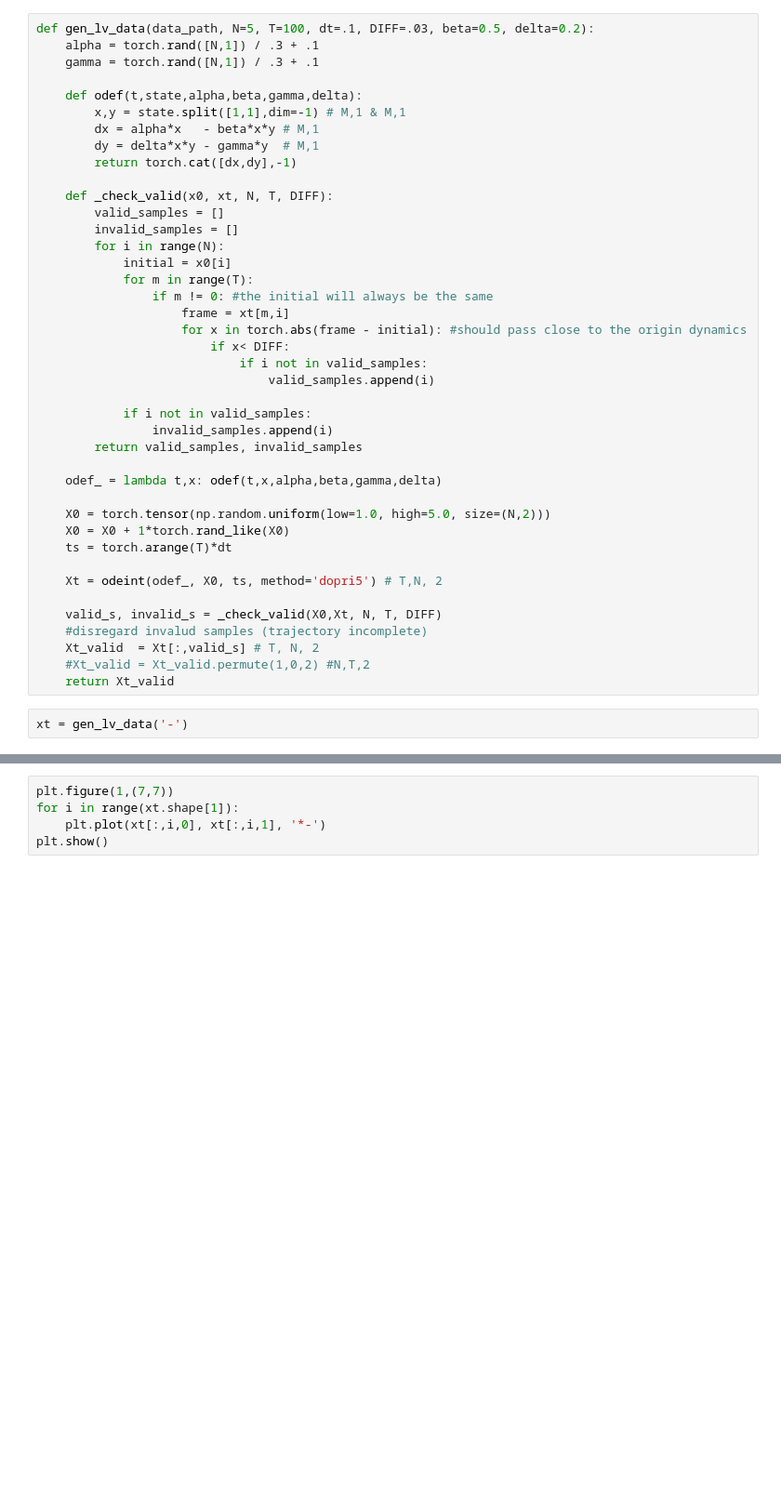
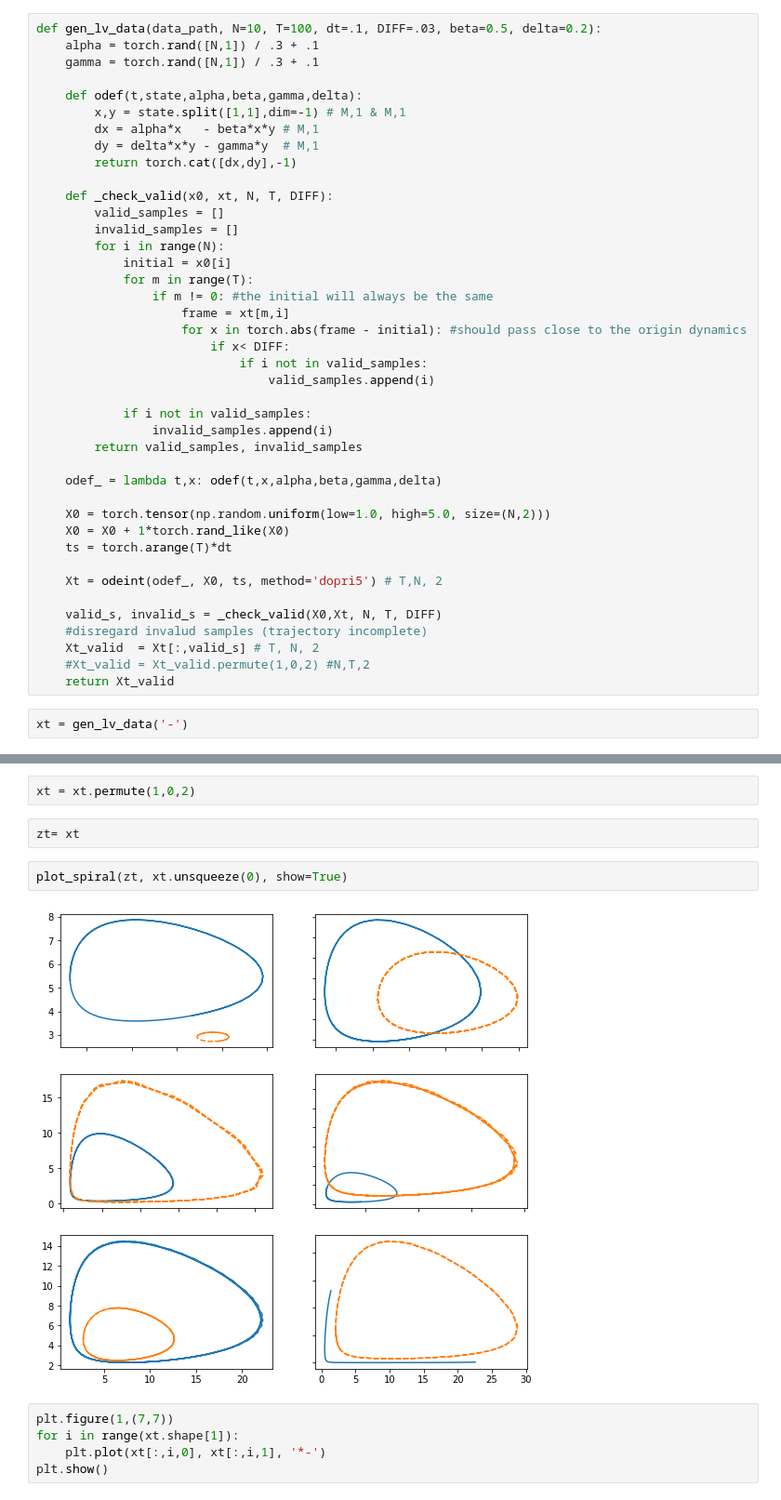
Before and after one commit to IlzeAmandaA/MoNODE, a Jupyter notebook: rnd.ipynb, the cells around one changed output, grey strips where cells are left out. Shown: that part at 93% size. Cells and saved outputs as stored; diff of their text form; blank space fills up the shorter version.

```diff
--- a/rnd.ipynb
+++ b/rnd.ipynb
@@ -107,7 +152,7 @@ they have single ode, as specified above, they have 1000 time points of this seq
 # %% [markdown]
 LV dataset
 # %%
-def gen_lv_data(data_path, N=5, T=100, dt=.1, DIFF=.03, beta=0.5, delta=0.2):
+def gen_lv_data(data_path, N=10, T=100, dt=.1, DIFF=.03, beta=0.5, delta=0.2):
 	alpha = torch.rand([N,1]) / .3 + .1
 	gamma = torch.rand([N,1]) / .3 + .1
 
@@ -152,3 +201,11 @@ xt = gen_lv_data('-')
+# %%
+xt = xt.permute(1,0,2)
+# %%
+zt= xt
+# %%
+plot_spiral(zt, xt.unsqueeze(0), show=True)
+# %% [output]
+[figure, added]
 # %%
 plt.figure(1,(7,7))
 for i in range(xt.shape[1]):
```
Also changed, not shown: parts of 7 cells of this notebook, 4 other files.
